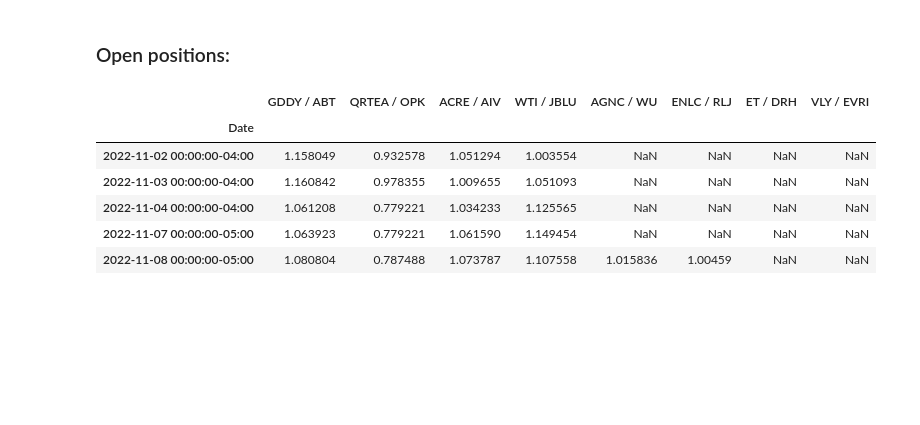
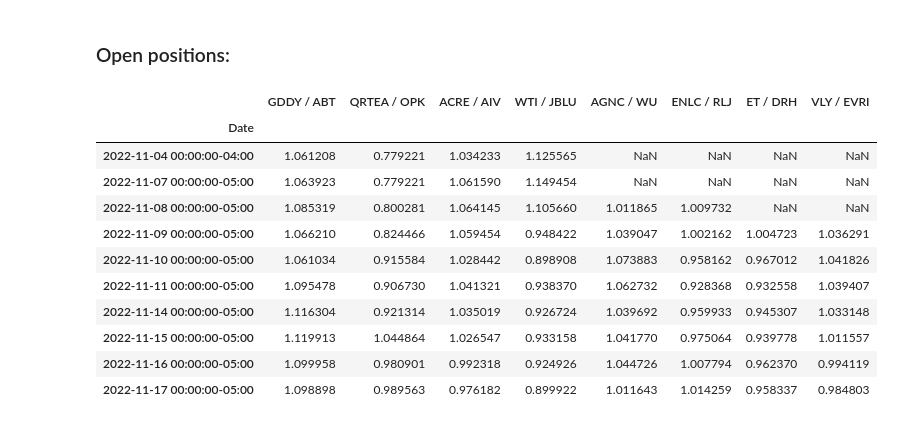
Before and after one commit to paul10116/Stock-Market, a Jupyter notebook: portfolio.ipynb, the cells around one changed output. Saved outputs shown, nothing was run; the diff lists cells and outputs as text; code cells hidden in the pictures; blank space fills up the shorter version.

```diff
--- a/portfolio.ipynb
+++ b/portfolio.ipynb
@@ -27,39 +27,44 @@ QRTEA_OPK = QRTEA_OPK.loc["2022-10-25":]
 ACRE_AIV = pd.DataFrame(stock_data["Close"]["ACRE"]/stock_data["Close"]["AIV"])
 ACRE_AIV.columns= ["ACRE / AIV"]
 ACRE_AIV = ACRE_AIV.loc["2022-10-26":]
 ####
 WTI_JBLU = pd.DataFrame(stock_data["Close"]["WTI"]/stock_data["Close"]["JBLU"])
 WTI_JBLU.columns= ["WTI / JBLU"]
 WTI_JBLU = WTI_JBLU.loc["2022-10-27":]
 ####
 AGNC_WU = pd.DataFrame(stock_data["Close"]["AGNC"]/stock_data["Close"]["WU"])
 AGNC_WU.columns = ["AGNC / WU"]
 AGNC_WU = AGNC_WU.loc["2022-11-07":]
 ####
 ENLC_RLJ = pd.DataFrame(stock_data["Close"]["ENLC"]/stock_data["Close"]["RLJ"])
 ENLC_RLJ.columns = ["ENLC / RLJ"]
 ENLC_RLJ = ENLC_RLJ.loc["2022-11-07":]
 ####
 ET_DRH = pd.DataFrame(stock_data["Close"]["ET"]/stock_data["Close"]["DRH"])
 ET_DRH.columns = ["ET / DRH"]
 ET_DRH = ET_DRH.loc["2022-11-08":]
 ####
 VLY_EVRI = pd.DataFrame(stock_data["Close"]["VLY"]/stock_data["Close"]["EVRI"])
 VLY_EVRI.columns = ["VLY / EVRI"]
 VLY_EVRI = VLY_EVRI.loc["2022-11-08":]
 ####
 
 Trades = pd.concat([GDDY_ABT, QRTEA_OPK, ACRE_AIV, WTI_JBLU, AGNC_WU, ENLC_RLJ, ET_DRH, VLY_EVRI], axis=1)
 pct_change_data = ((Trades.pct_change())+1).cumprod()
-pct_change_data.tail()
+pct_change_data.tail(10)
 # %% [output]
 |  | GDDY / ABT | QRTEA / OPK | ACRE / AIV | WTI / JBLU | AGNC / WU | ENLC / RLJ | ET / DRH | VLY / EVRI |
 | Date |  |  |  |  |  |  |  |  |
-| 2022-11-02 00:00:00-04:00 | 1.158049 | 0.932578 | 1.051294 | 1.003554 | NaN | NaN | NaN | NaN |
-| 2022-11-03 00:00:00-04:00 | 1.160842 | 0.978355 | 1.009655 | 1.051093 | NaN | NaN | NaN | NaN |
 | 2022-11-04 00:00:00-04:00 | 1.061208 | 0.779221 | 1.034233 | 1.125565 | NaN | NaN | NaN | NaN |
 | 2022-11-07 00:00:00-05:00 | 1.063923 | 0.779221 | 1.061590 | 1.149454 | NaN | NaN | NaN | NaN |
-| 2022-11-08 00:00:00-05:00 | 1.080804 | 0.787488 | 1.073787 | 1.107558 | 1.015836 | 1.00459 | NaN | NaN |
+| 2022-11-08 00:00:00-05:00 | 1.085319 | 0.800281 | 1.064145 | 1.105660 | 1.011865 | 1.009732 | NaN | NaN |
+| 2022-11-09 00:00:00-05:00 | 1.066210 | 0.824466 | 1.059454 | 0.948422 | 1.039047 | 1.002162 | 1.004723 | 1.036291 |
+| 2022-11-10 00:00:00-05:00 | 1.061034 | 0.915584 | 1.028442 | 0.898908 | 1.073883 | 0.958162 | 0.967012 | 1.041826 |
+| 2022-11-11 00:00:00-05:00 | 1.095478 | 0.906730 | 1.041321 | 0.938370 | 1.062732 | 0.928368 | 0.932558 | 1.039407 |
+| 2022-11-14 00:00:00-05:00 | 1.116304 | 0.921314 | 1.035019 | 0.926724 | 1.039692 | 0.959933 | 0.945307 | 1.033148 |
+| 2022-11-15 00:00:00-05:00 | 1.119913 | 1.044864 | 1.026547 | 0.933158 | 1.041770 | 0.975064 | 0.939778 | 1.011557 |
+| 2022-11-16 00:00:00-05:00 | 1.099958 | 0.980901 | 0.992318 | 0.924926 | 1.044726 | 1.007794 | 0.962370 | 0.994119 |
+| 2022-11-17 00:00:00-05:00 | 1.098898 | 0.989563 | 0.976182 | 0.899922 | 1.011643 | 1.014259 | 0.958337 | 0.984803 |
 # %%
 fig, ax = plt.subplots(figsize=(18,10))
 pct_change_data.plot(ax=ax);
```
Also changed, not shown: parts of 1 cell of this notebook, 17 other files.
